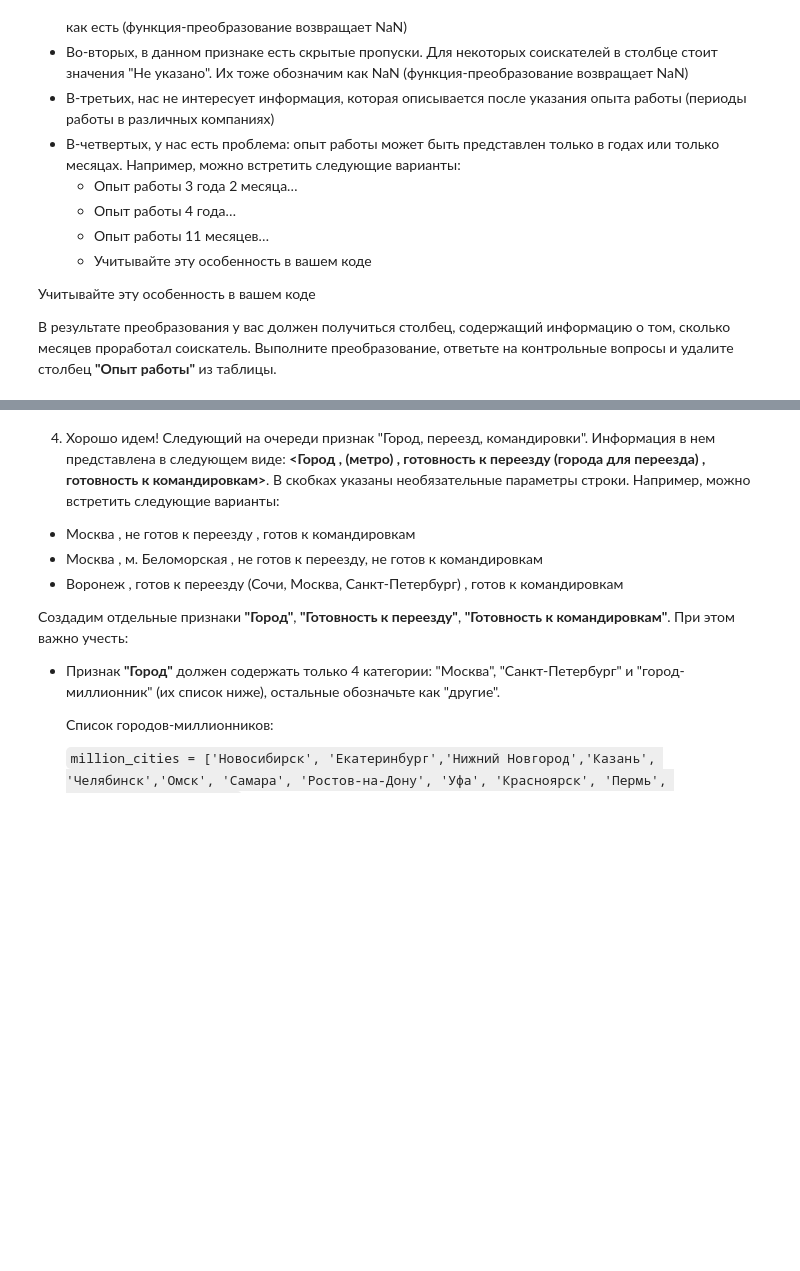
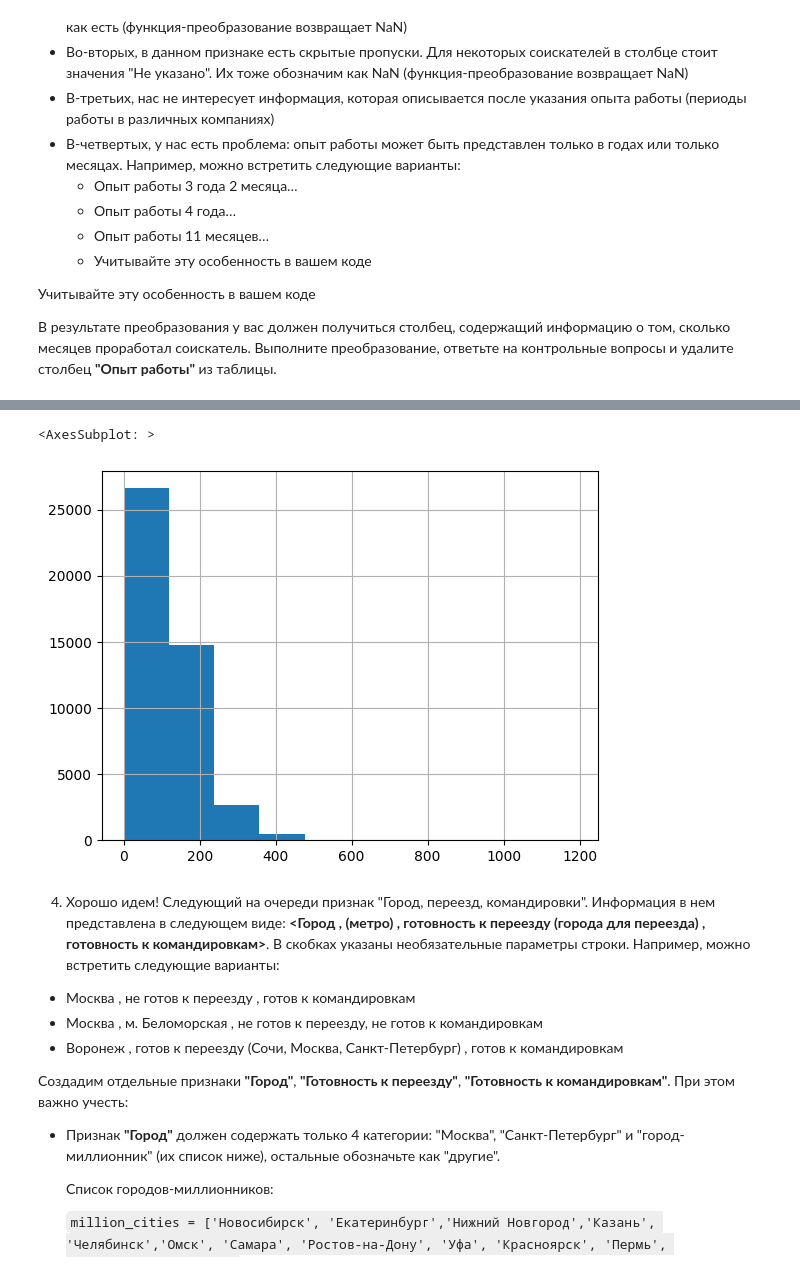
Before and after one commit to sanchopanso92/IDE, a Jupyter notebook: Project 1/Project-1. Ноутбук-шаблон.ipynb, the cells around one changed output, grey strips where cells are left out. Saved outputs shown, nothing was run; the diff lists cells and outputs as text; code cells hidden in the pictures; blank space fills up the shorter version.

```diff
--- a/Project 1/Project-1. Ноутбук-шаблон.ipynb
+++ b/Project 1/Project-1. Ноутбук-шаблон.ipynb
@@ -172,5 +172,5 @@ def identify_exp(n_row):
 
 
 df['Опыт работы (месяц)']=df['Опыт работы'].apply(identify_exp)
-df.head()
+df['Опыт работы (месяц)'].hist()
 # %% [output]
@@ -183,3 +177,5 @@ df.head()
+<AxesSubplot: >
+[figure, added]
 # %% [markdown]
 4. Хорошо идем! Следующий на очереди признак "Город, переезд, командировки". Информация в нем представлена в следующем виде: **<Город , (метро) , готовность к переезду (города для переезда) , готовность к командировкам>**. В скобках указаны необязательные параметры строки. Например, можно встретить следующие варианты:
 
```
Also changed, not shown: parts of 3 cells of this notebook.
